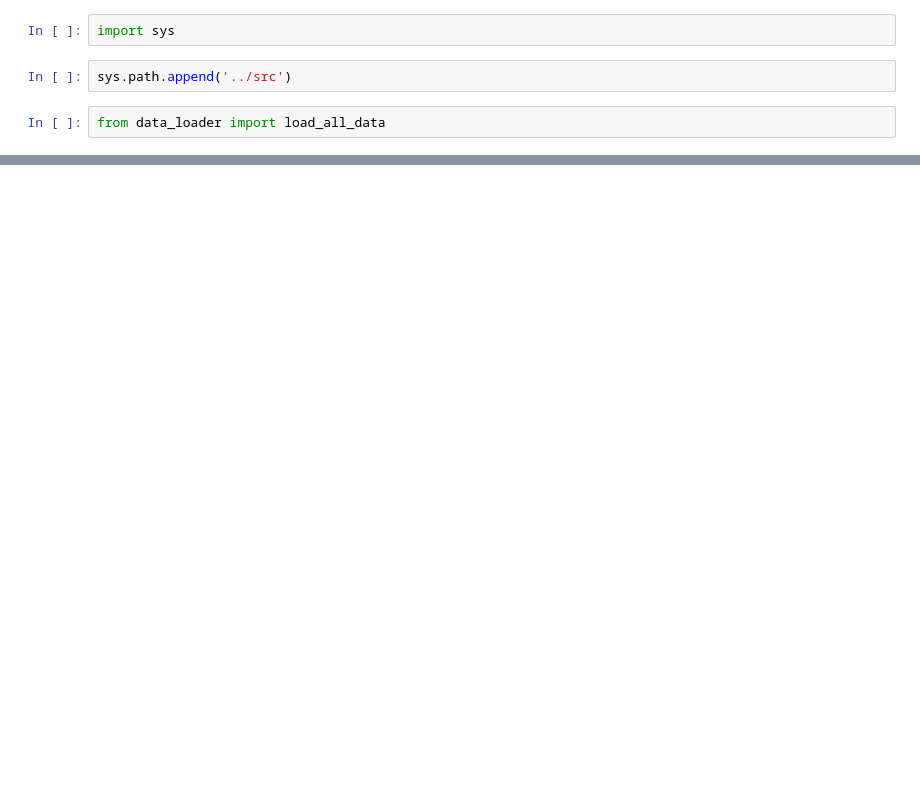
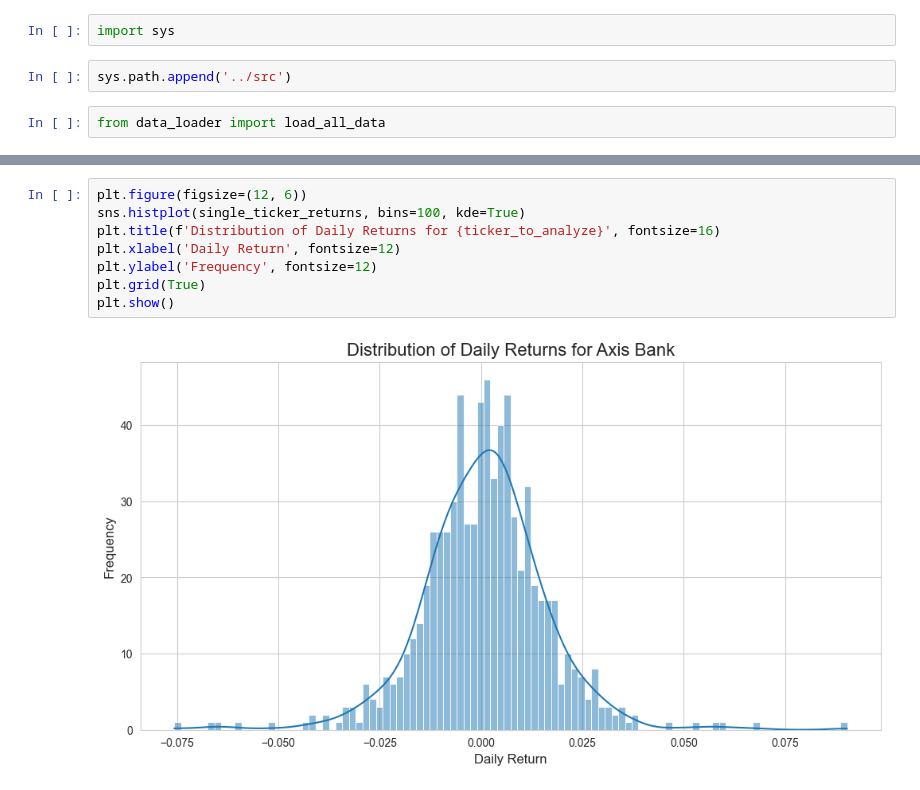
Before and after one commit to gitKrishh/StockSense, a Jupyter notebook: notebooks/01_data_exploration.ipynb, the cells around one changed output, grey strips where cells are left out. Saved outputs shown, nothing was run; the diff lists cells and outputs as text; blank space fills up the shorter version.

```diff
--- a/notebooks/01_data_exploration.ipynb
+++ b/notebooks/01_data_exploration.ipynb
@@ -33,0 +59,10 @@ No missing values found.
+# %%
+plt.figure(figsize=(12, 6))
+sns.histplot(single_ticker_returns, bins=100, kde=True)
+plt.title(f'Distribution of Daily Returns for {ticker_to_analyze}', fontsize=16)
+plt.xlabel('Daily Return', fontsize=12)
+plt.ylabel('Frequency', fontsize=12)
+plt.grid(True)
+plt.show()
+# %% [output]
+[figure, added]
```
Also changed, not shown: parts of 11 cells of this notebook.
